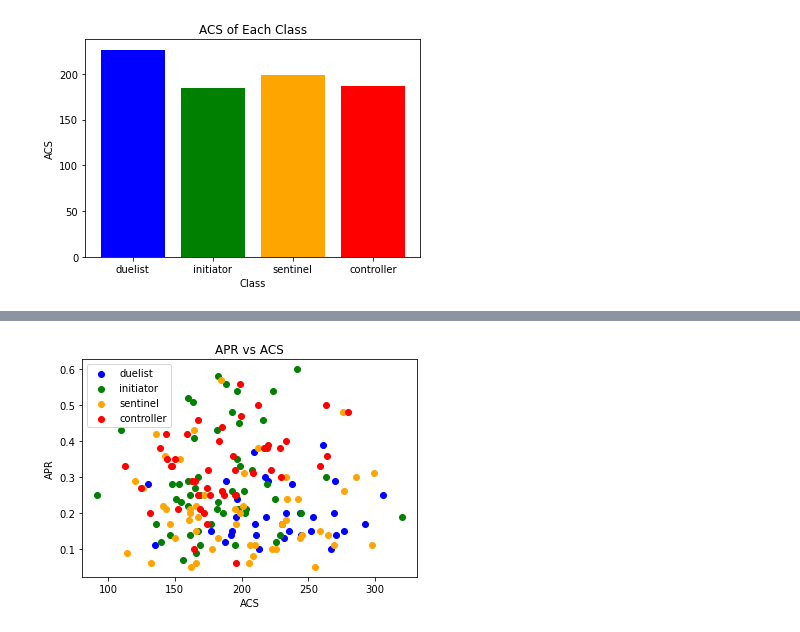
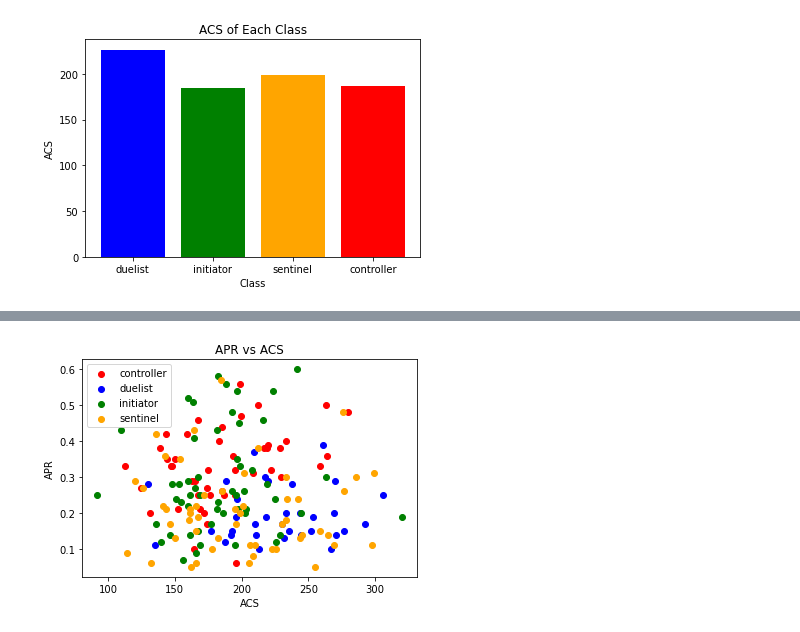
Before and after one commit to shwaylay/cmsc320project, a Jupyter notebook: FinalProject.ipynb, the cells around one changed output, grey strips where cells are left out. Cells and saved outputs as stored; diff of their text form; code cells hidden in the pictures.

```diff
--- a/FinalProject.ipynb
+++ b/FinalProject.ipynb
@@ -256,30 +206,18 @@ plt.show()
 # %%
-#imma plot ACS and FKPR for everyone and label them with class
-# thinking we can cut this
+plt.figure()
 
-plt.figure()
-class_data = {'duelist':[[],[]], 'initiator':[[],[]], 'sentinel':[[],[]], 'controller':[[],[]]}
-
-for agent in all_agents:
-    agent_frame = agent_data[agent]
-    apr = agent_frame['APR']
-    acs = agent_frame['ACS']
-    agent_class = agent_classes[agent]
-
-    class_data[agent_class][0] = class_data[agent_class][0] + list(apr)
-    class_data[agent_class][1] = class_data[agent_class][1] + list(acs)
-
-for classes in class_data.keys():
-    apr = class_data[classes][0]
-    acs = class_data[classes][1]
-    plt.scatter(acs, apr, c=class_colors[classes], label=classes)
+# Iterate through the classes and graph the relevant information
+for i, class_data in combined_data.groupby(['Class']):
+    apr = class_data['APR']
+    acs = class_data['ACS']
+    plt.scatter(acs, apr, c=class_colors[class_data.iloc[0]['Class']], label=class_data.iloc[0]['Class'])
 
 
 plt.title('APR vs ACS')
 plt.xlabel('ACS')
 plt.ylabel('APR')
 plt.legend()
 
 plt.show()
 # %% [output]
-[figure, old version]
+[figure, new version]
```
Also changed, not shown: parts of 43 cells of this notebook, 1 other file.
